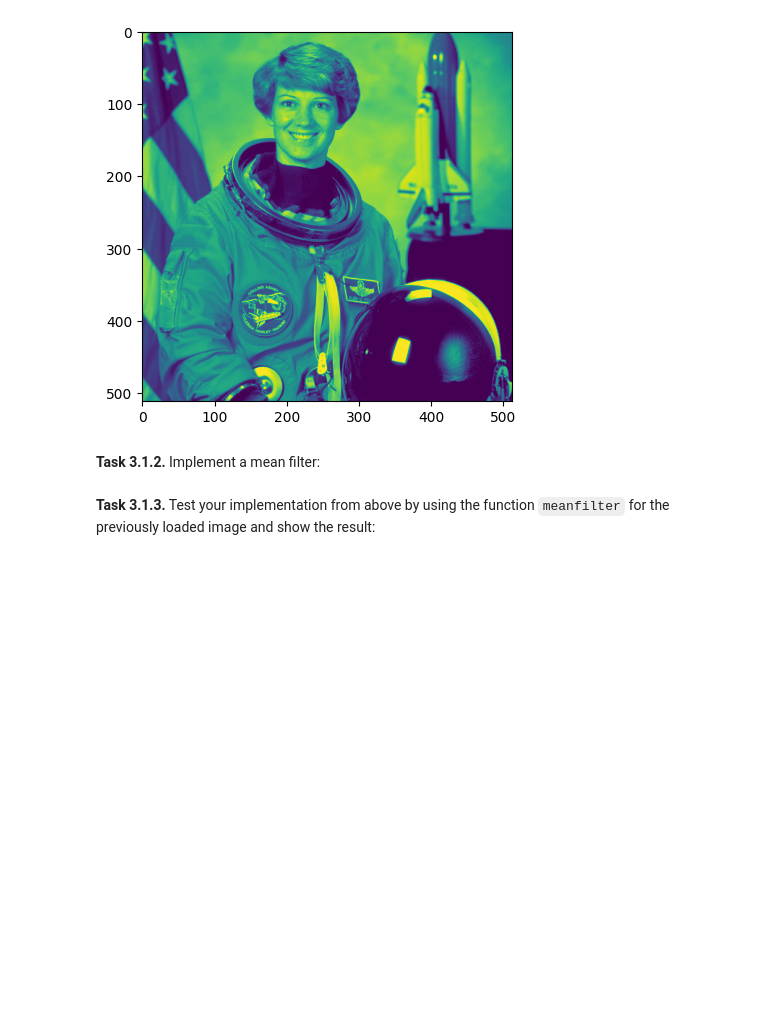
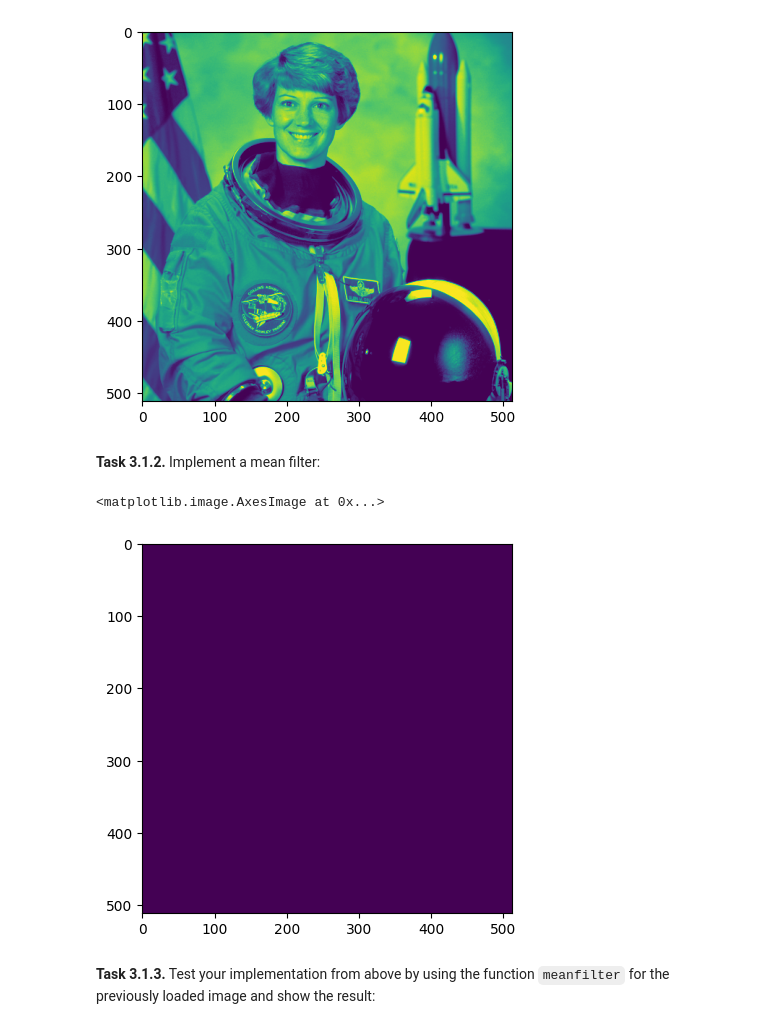
Before and after one commit to MarcelBuss/mobi-fs3-python, a Jupyter notebook: task3.ipynb, the cells around one changed output. Saved outputs shown, nothing was run; the diff lists cells and outputs as text; code cells hidden in the pictures; blank space fills up the shorter version.

```diff
--- a/task3.ipynb
+++ b/task3.ipynb
@@ -17,6 +17,35 @@ plt.imshow(img)
 [figure]
 # %% [markdown]
 **<a id="#">Task 3.1.2.</a>** Implement a mean filter:
+# %%
+result = numpy.zeros(img.shape)
+neighborhood_sum = 0
+size = 3
+n = (size - 1) // 2
+prow = 0
+pcol = 0
+p = prow, pcol
+qrow = prow - n
+qcol = pcol - n
+q = qrow,qcol
+while prow in range(0, img.shape[0]):
+    while pcol in range(0, img.shape[1]):
+        while qrow in range(-n, n):
+            while qcol in range(-n, n):
+                neighborhood_sum += img[q]
+                qcol +=1
+            qrow += 1
+        result[p] = neighborhood_sum / n
+        pcol += 1
+        qrow = prow -n
+        qcol = pcol -n
+    prow += 1
+    qrow = prow -1
+    qcol = pcol -1
+plt.imshow(result)
+# %% [output]
+<matplotlib.image.AxesImage at 0x...>
+[figure, added]
 # %%
 def meanfilter(img, size):
     result = numpy.zeros(img.shape)
```
Also changed, not shown: 1 other file.
